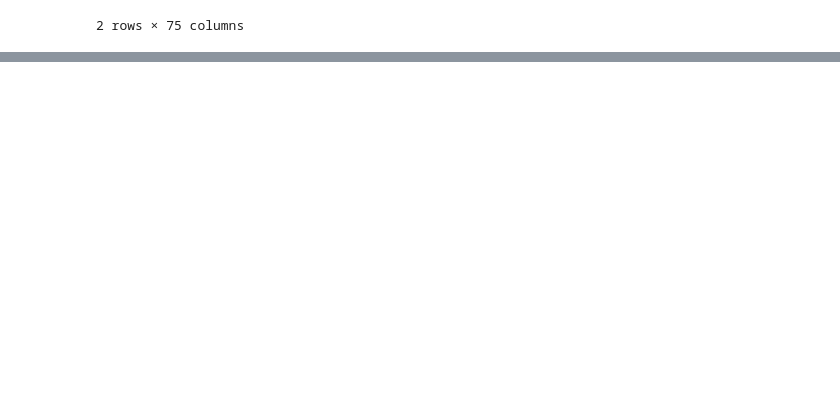
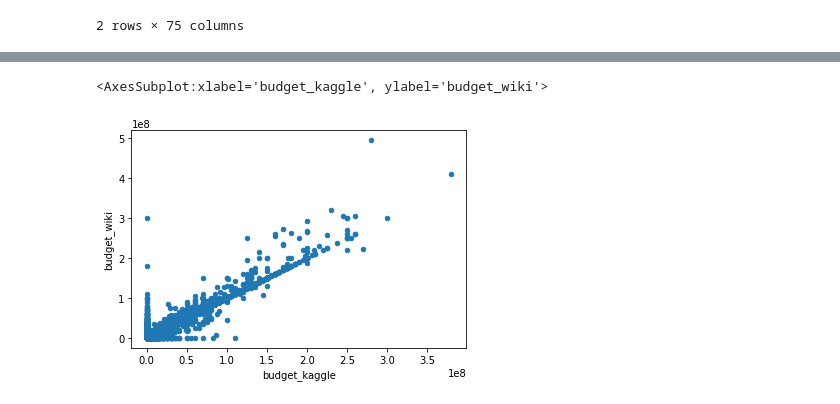
Before and after one commit to agnieszka-web/Movie_ETL, a Jupyter notebook: wiki_movies_raw.ipynb, the cells around one changed output, grey strips where cells are left out. Drawn from its saved outputs; the diff is of its cells as text; code cells hidden in the pictures; blank space fills up the shorter version.

```diff
--- a/wiki_movies_raw.ipynb
+++ b/wiki_movies_raw.ipynb
@@ -195,0 +804,5 @@ sorted(wiki_movies_df.columns.tolist())
+# %%
+movies_df.fillna(0).plot(x='budget_kaggle',y='budget_wiki', kind='scatter')
+# %% [output]
+<AxesSubplot:xlabel='budget_kaggle', ylabel='budget_wiki'>
+[figure, added]
```
Also changed, not shown: parts of 95 cells of this notebook, 10 other files.
